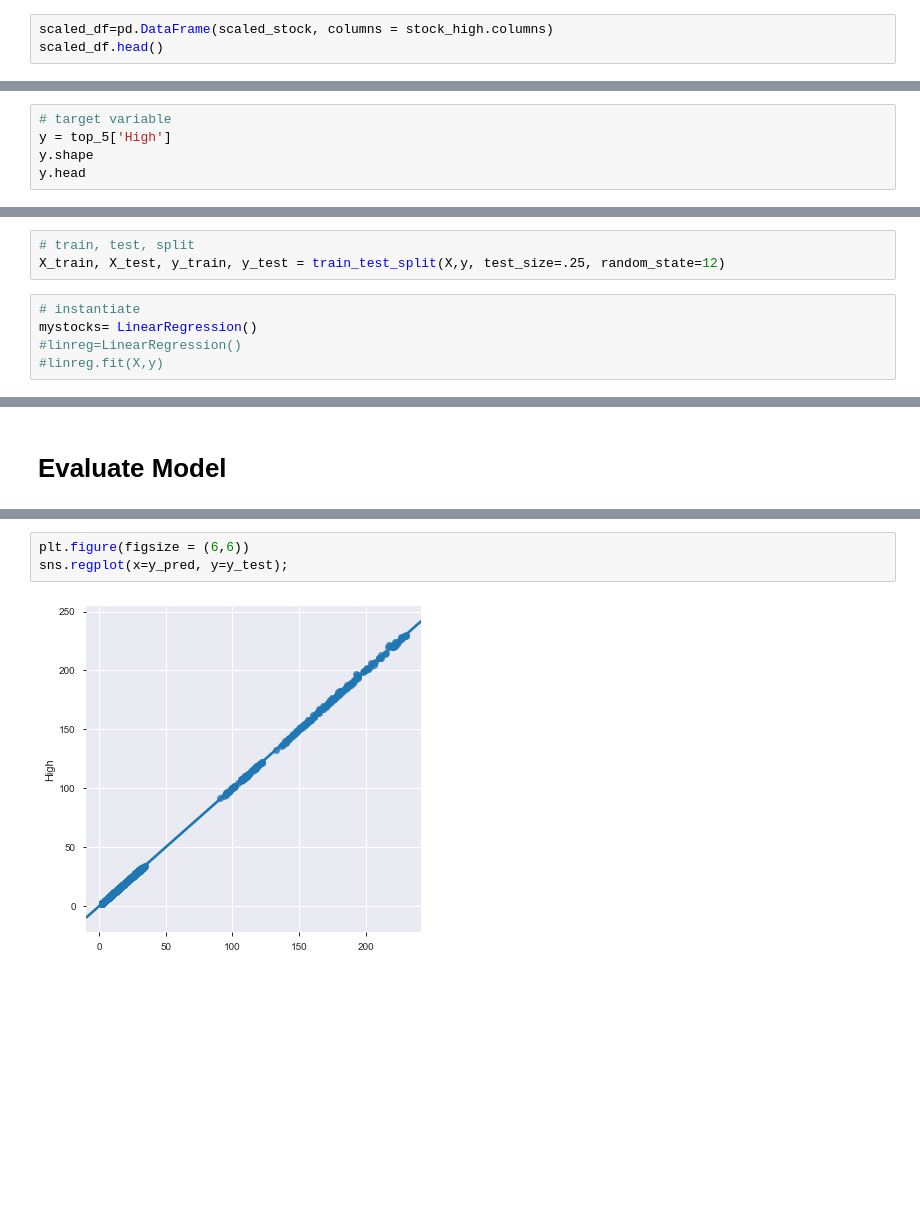
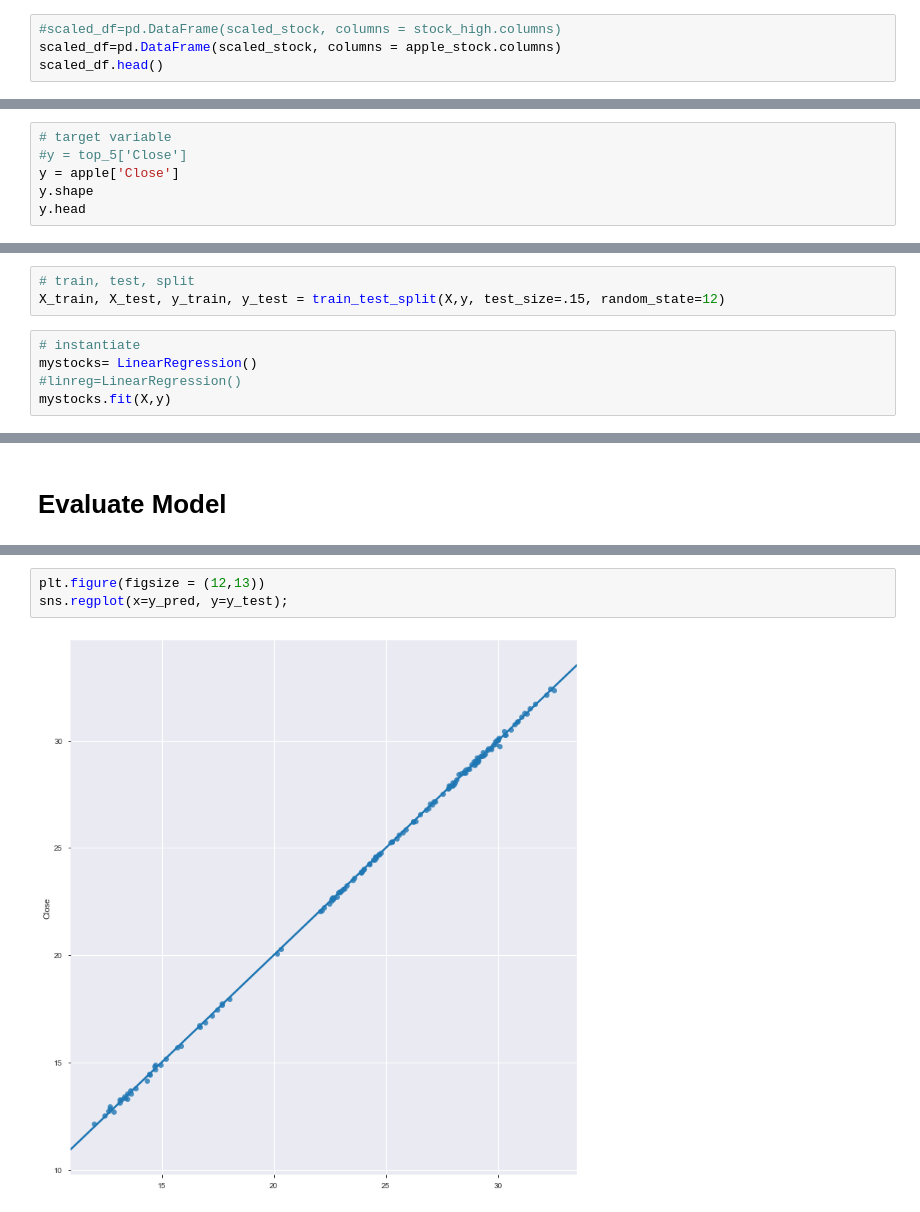
Before and after one commit to gportes24/Final_project, a Jupyter notebook: Stock_project.ipynb, the cells around one changed output, grey strips where cells are left out. Saved outputs shown, nothing was run; the diff lists cells and outputs as text; blank space fills up the shorter version.

```diff
--- a/Stock_project.ipynb
+++ b/Stock_project.ipynb
@@ -397,5 +400,6 @@ pickle.dump(std_scaler, filename)
 filename.close()
 # %%
-scaled_df=pd.DataFrame(scaled_stock, columns = stock_high.columns)
+#scaled_df=pd.DataFrame(scaled_stock, columns = stock_high.columns)
+scaled_df=pd.DataFrame(scaled_stock, columns = apple_stock.columns)
 scaled_df.head()
 # %% [output]
@@ -429,7 +435,8 @@ dtype: float64
 # Model Building
 # %%
 # target variable
-y = top_5['High']
+#y = top_5['Close']
+y = apple['Close']
 y.shape
 y.head
 # %% [output]
@@ -460,8 +474,8 @@ X.head()
 # %%
 # train, test, split
-X_train, X_test, y_train, y_test = train_test_split(X,y, test_size=.25, random_state=12)
+X_train, X_test, y_train, y_test = train_test_split(X,y, test_size=.15, random_state=12)
 # %%
 # instantiate
 mystocks= LinearRegression()
 #linreg=LinearRegression()
-#linreg.fit(X,y)
+mystocks.fit(X,y)
@@ -529,7 +573,7 @@ array([  2.11348732,  11.36891487,  12.27863879, ..., 110.58486535,
 # %%
-plt.figure(figsize = (6,6))
+plt.figure(figsize = (12,13))
 sns.regplot(x=y_pred, y=y_test);
 # %% [output]
-[figure, old version]
+[figure, new version]
 # %%
 # pickle final model
```
Also changed, not shown: parts of 64 cells of this notebook, 14 other files.
